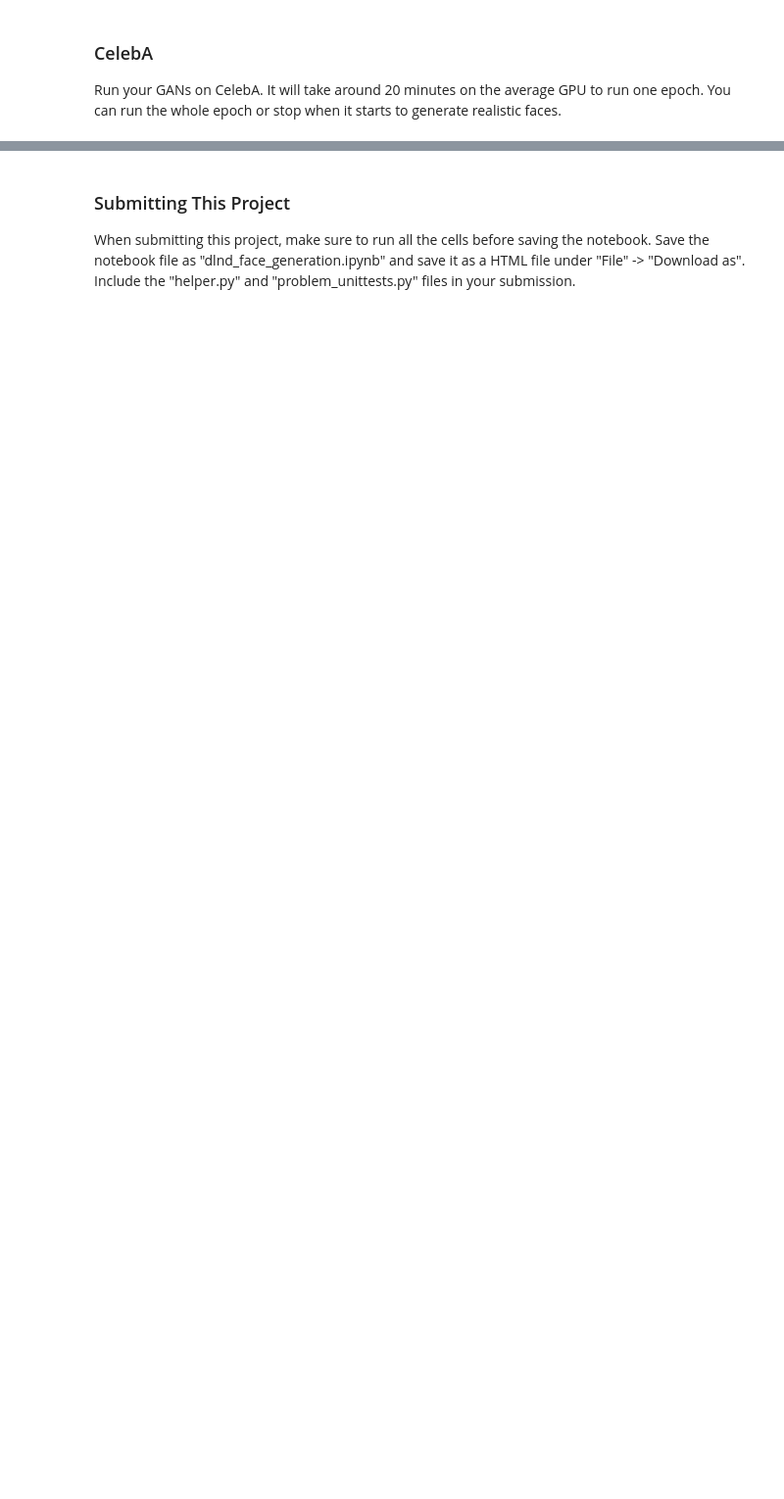
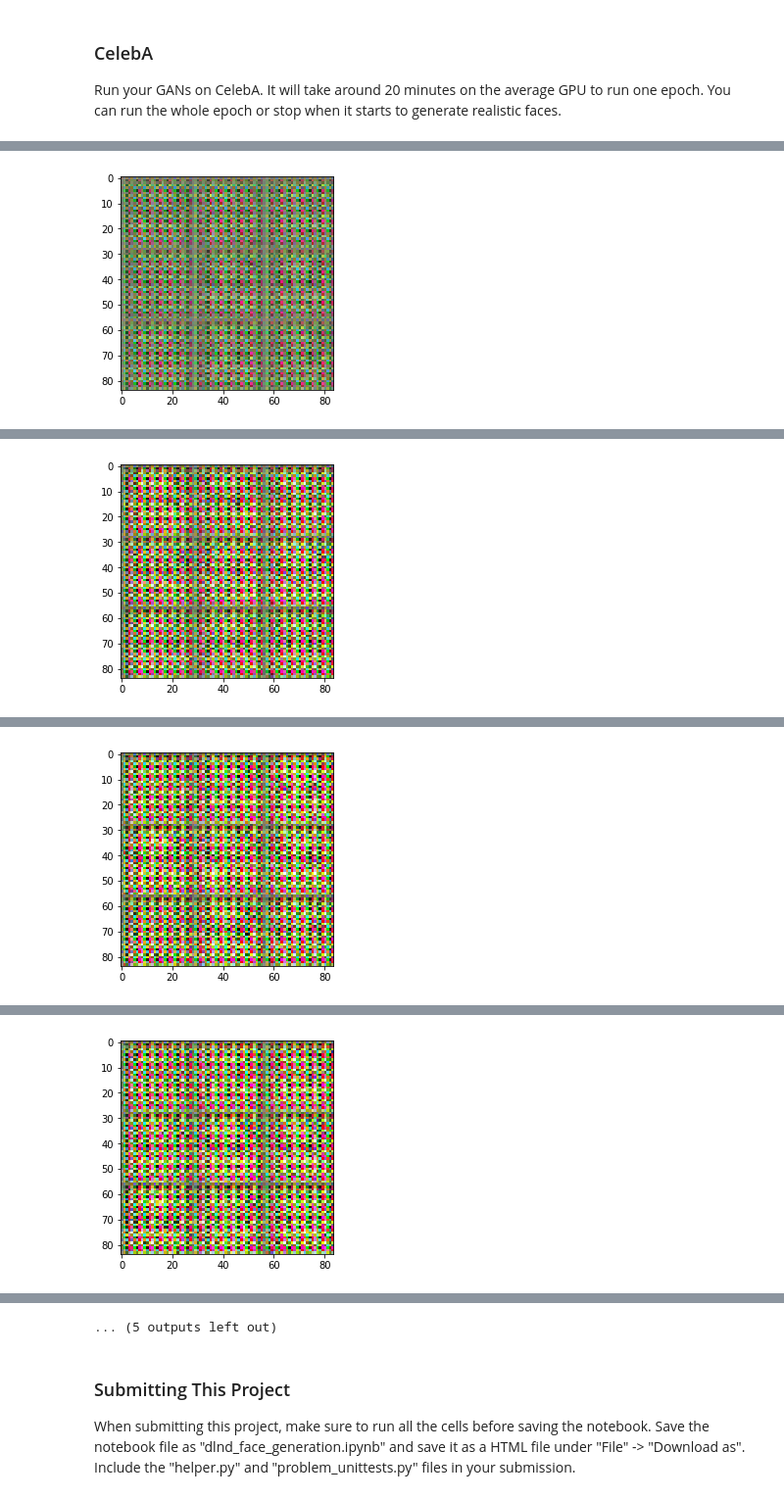
Before and after one commit to rzrkal/deep-learning, a Jupyter notebook: face_generation/dlnd_face_generation.ipynb, the cells around one changed output, grey strips where cells are left out. Shown: that part at 98% size. Saved outputs shown, nothing was run; the diff lists cells and outputs as text; code cells hidden in the pictures; blank space fills up the shorter version.

```diff
--- a/face_generation/dlnd_face_generation.ipynb
+++ b/face_generation/dlnd_face_generation.ipynb
@@ -368,10 +363,10 @@ def train(epoch_count, batch_size, z_dim, learning_rate, beta1, get_batches, dat
 
     d_opt, g_opt = model_opt(d_loss, g_loss, learning_rate, beta1)
 
-    saver = tf.train.Saver()
     sample_z = np.random.uniform(-1, 1, size=(72, z_dim))
 
     steps = 0
+    print("Initializations ready...")
 
     with tf.Session() as sess:
         sess.run(tf.global_variables_initializer())
@@ -385,28 +380,25 @@ def train(epoch_count, batch_size, z_dim, learning_rate, beta1, get_batches, dat
                 # Run optimizers
                 _ = sess.run(d_opt, feed_dict={input_real: batch_images, input_z: batch_z})
                 _ = sess.run(g_opt, feed_dict={input_z: batch_z, input_real: batch_images})
+                _ = sess.run(g_opt, feed_dict={input_z: batch_z, input_real: batch_images})
+                #_ = sess.run(g_opt, feed_dict={input_z: batch_z, input_real: batch_images})
 
                 if steps % 100 == 0: # Every 100 batches
                     # Print the losses every 100 batches
                     train_loss_d = d_loss.eval({input_z: batch_z, input_real: batch_images})
                     train_loss_g = g_loss.eval({input_z: batch_z})
 
-                    print("Epoch {}/{}...".format(epoch+1, epoch_count),
+                    print("Epoch {}/{}...".format(epoch_i+1, epoch_count),
                           "Discriminator Loss: {:.4f}...".format(train_loss_d),
                           "Generator Loss: {:.4f}".format(train_loss_g))
-                    # BORRAR !!!!!!!!!!!!!!!!!!!!!!!!!!!!!!!!!!!!!!!!!!!!!!!!!!!!!!!!!!!!!!!!!!!!!!!!!!!!!!!!!!!!!!!!!!!
-                    # Save losses to view after training
-                    #losses.append((train_loss_d, train_loss_g))
 
                 if steps % 100 == 0:
                     gen_samples = sess.run(
-                                   generator(input_z, 3, reuse=True, training=False),
+                                   generator(input_z, image_channels, is_train = False),
                                    feed_dict={input_z: sample_z})
-                    #samples.append(gen_samples)
 
-                    show_generator_output(sess, 5, input_z, out_channel_dim, data_image_mode)
+                    show_generator_output(sess, 9, input_z, image_channels, data_image_mode)
 
-        saver.save(sess, './checkpoints/generator.ckpt')
     pass
 # %% [markdown]
 ### MNIST
@@ -433,10 +438,10 @@ KeyboardInterrupt:
 ### CelebA
 Run your GANs on CelebA.  It will take around 20 minutes on the average GPU to run one epoch.  You can run the whole epoch or stop when it starts to generate realistic faces.
 # %%
-batch_size = None
-z_dim = None
-learning_rate = None
-beta1 = None
+batch_size = 128
+z_dim = 100
+learning_rate = 0.0002
+beta1 = 0.5
 
 
 """
@@ -448,3 +453,4 @@ celeba_dataset = helper.Dataset('celeba', glob(os.path.join(data_dir, 'img_align
 with tf.Graph().as_default():
     train(epochs, batch_size, z_dim, learning_rate, beta1, celeba_dataset.get_batches,
           celeba_dataset.shape, celeba_dataset.image_mode)
+# %% [output]
@@ -450,0 +459 @@ with tf.Graph().as_default():
+[figure, added]
@@ -450,0 +461 @@ with tf.Graph().as_default():
+[figure, added]
@@ -450,0 +463 @@ with tf.Graph().as_default():
+[figure, added]
@@ -450,0 +465 @@ with tf.Graph().as_default():
+[figure, added]
@@ -451,3 +470,4 @@ with tf.Graph().as_default():
+... (5 outputs left out)
 # %% [markdown]
 ### Submitting This Project
 When submitting this project, make sure to run all the cells before saving the notebook. Save the notebook file as "dlnd_face_generation.ipynb" and save it as a HTML file under "File" -> "Download as". Include the "helper.py" and "problem_unittests.py" files in your submission.
```
Also changed, not shown: parts of 8 cells of this notebook.
